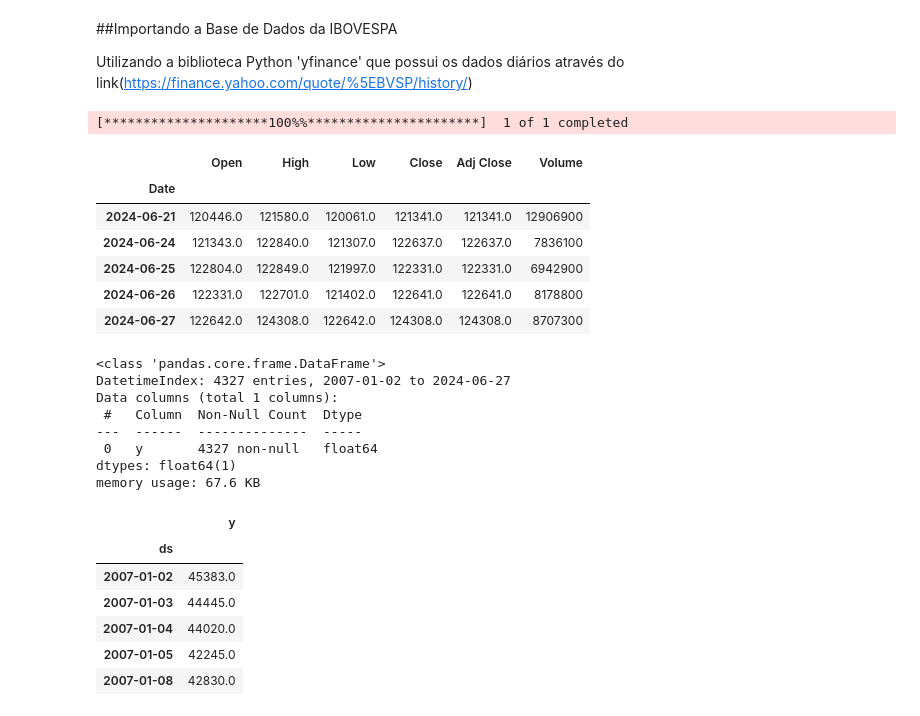
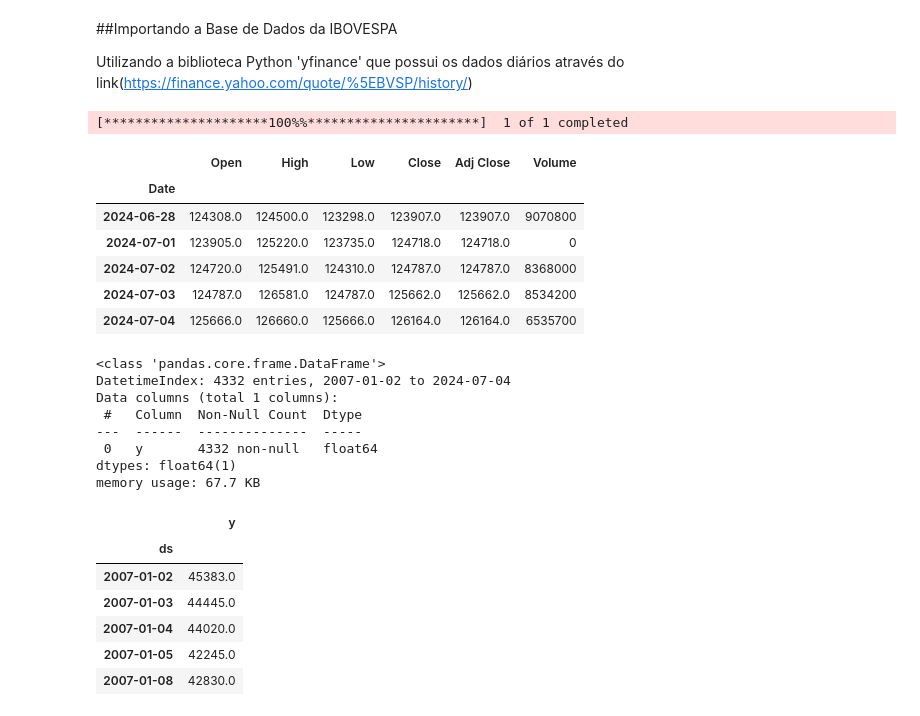
Before and after one commit to jeicianepaula/Tech-Challenge-2, a Jupyter notebook: TECH_CHALLENGE_2.ipynb, the cells around one changed output. Drawn from its saved outputs; the diff is of its cells as text; code cells hidden in the pictures.

```diff
--- a/TECH_CHALLENGE_2.ipynb
+++ b/TECH_CHALLENGE_2.ipynb
@@ -39,23 +39,23 @@ Utilizando a biblioteca Python 'yfinance' que possui os dados diários através
 # %%
 #Dados Da Bolsa importado diretamente do Python
 
 import yfinance as yf
 
 start_date = '2007-01-01'
-end_date = '2024-06-28'
+end_date = '2024-07-05'
 
 df_origem = yf.download('^BVSP', start=start_date, end=end_date)
 
 df_origem.tail()
 # %% [output]
 [*********************100%%**********************]  1 of 1 completed
 |  | Open | High | Low | Close | Adj Close | Volume |
 | Date |  |  |  |  |  |  |
-| 2024-06-21 | 120446.0 | 121580.0 | 120061.0 | 121341.0 | 121341.0 | 12906900 |
-| 2024-06-24 | 121343.0 | 122840.0 | 121307.0 | 122637.0 | 122637.0 | 7836100 |
-| 2024-06-25 | 122804.0 | 122849.0 | 121997.0 | 122331.0 | 122331.0 | 6942900 |
-| 2024-06-26 | 122331.0 | 122701.0 | 121402.0 | 122641.0 | 122641.0 | 8178800 |
-| 2024-06-27 | 122642.0 | 124308.0 | 122642.0 | 124308.0 | 124308.0 | 8707300 |
+| 2024-06-28 | 124308.0 | 124500.0 | 123298.0 | 123907.0 | 123907.0 | 9070800 |
+| 2024-07-01 | 123905.0 | 125220.0 | 123735.0 | 124718.0 | 124718.0 | 0 |
+| 2024-07-02 | 124720.0 | 125491.0 | 124310.0 | 124787.0 | 124787.0 | 8368000 |
+| 2024-07-03 | 124787.0 | 126581.0 | 124787.0 | 125662.0 | 125662.0 | 8534200 |
+| 2024-07-04 | 125666.0 | 126660.0 | 125666.0 | 126164.0 | 126164.0 | 6535700 |
 # %%
 #Criando novo DataFrame somente com a coluna do Fechamento "Close" e renomeando para Y
 
@@ -71,13 +71,13 @@ df.index = pd.to_datetime(df.index,format= "%Y-%m-%d").rename('ds')
 df.info()
 # %% [output]
 <class 'pandas.core.frame.DataFrame'>
-DatetimeIndex: 4327 entries, 2007-01-02 to 2024-06-27
+DatetimeIndex: 4332 entries, 2007-01-02 to 2024-07-04
 Data columns (total 1 columns):
  #   Column  Non-Null Count  Dtype
 ---  ------  --------------  -----
- 0   y       4327 non-null   float64
+ 0   y       4332 non-null   float64
 dtypes: float64(1)
-memory usage: 67.6 KB
+memory usage: 67.7 KB
 # %%
 df.head()
 # %% [output]
```
Also changed, not shown: parts of 1 cell of this notebook.
